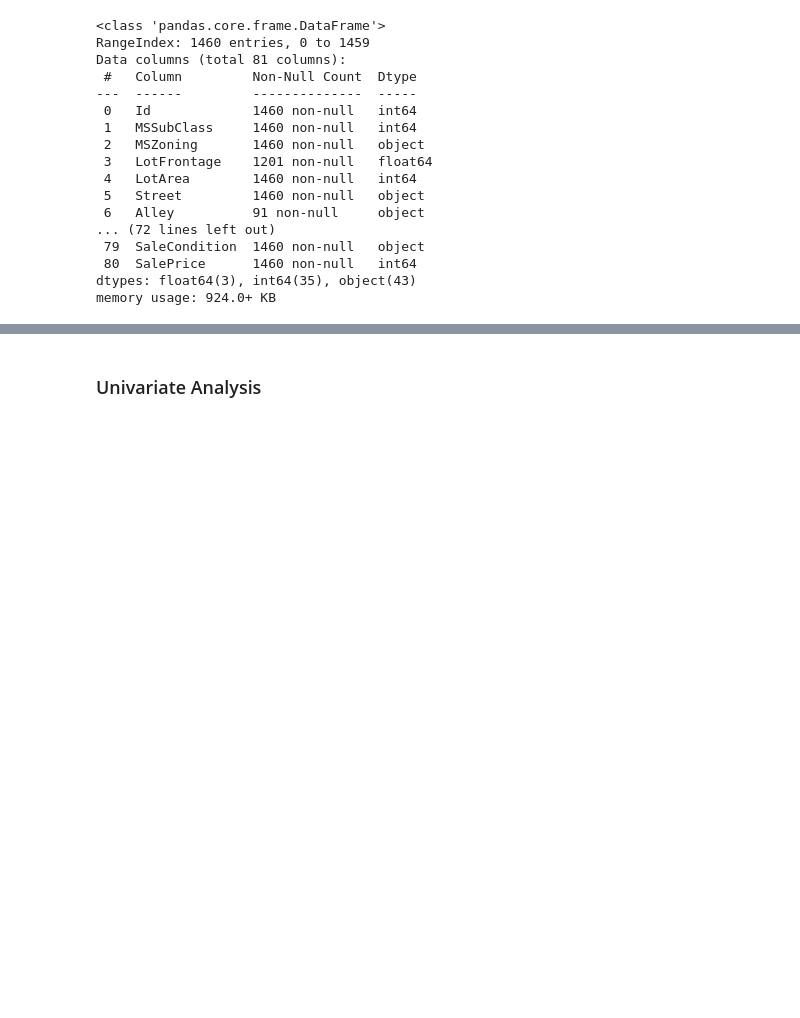
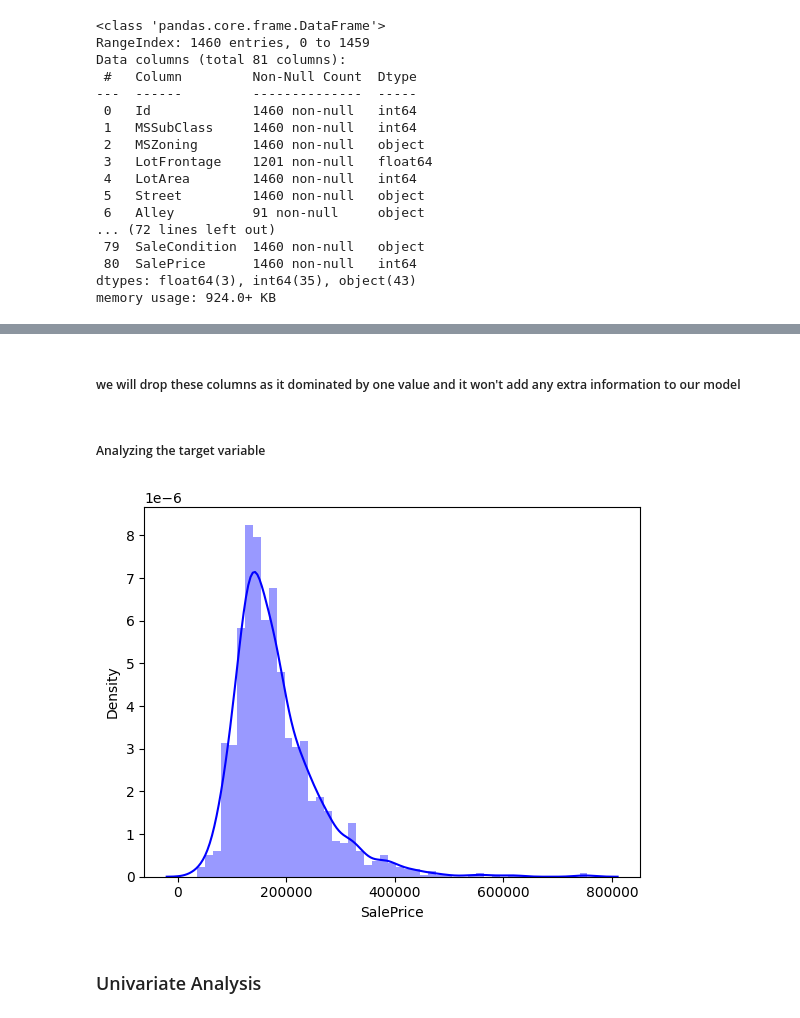
Before and after one commit to jaisharma06/AdvancedRegressionAssignment, a Jupyter notebook: housing_sale.ipynb, the cells around one changed output, grey strips where cells are left out. Drawn from its saved outputs; the diff is of its cells as text; code cells hidden in the pictures; blank space fills up the shorter version.

```diff
--- a/housing_sale.ipynb
+++ b/housing_sale.ipynb
@@ -132,0 +219,2 @@ memory usage: 924.0+ KB
+# %% [markdown]
+##### we will drop these columns as it dominated by one value and it won't add any extra information to our model
@@ -133,3 +223,11 @@ memory usage: 924.0+ KB
+# %% [markdown]
+##### Analyzing the target variable
+# %%
+plt.figure()
+sns.distplot(housing_train['SalePrice'], color='b')
+plt.show()
+# %% [output]
+[figure, added]
 # %% [markdown]
 ### Univariate Analysis
 # %%
```
Also changed, not shown: parts of 21 cells of this notebook.
